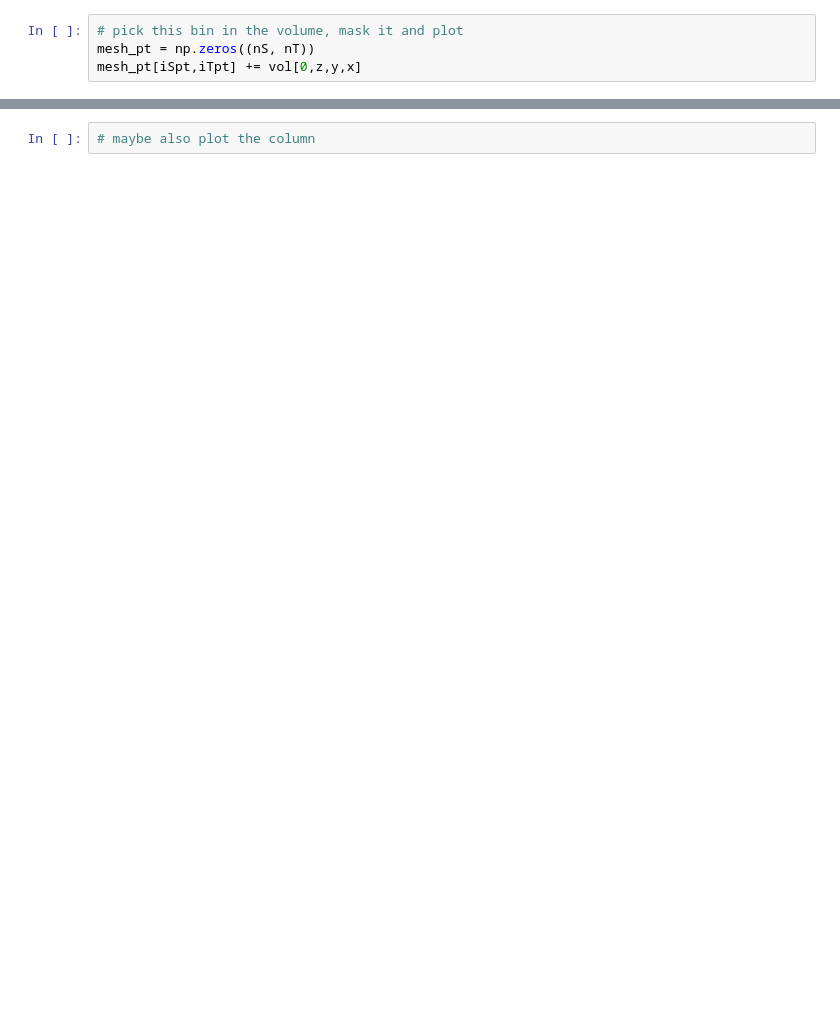
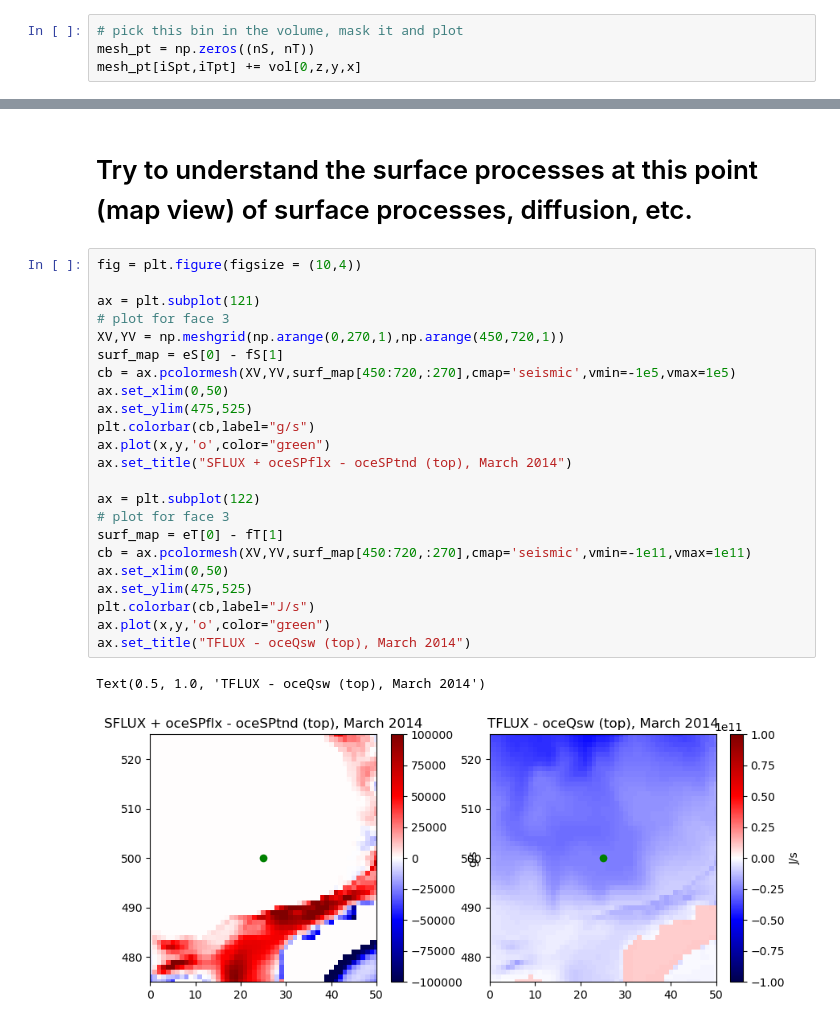
Before and after one commit to margaretmurakami/crios_backups, a Jupyter notebook: ASTE_270/Pemberton/Tendencies/single_cell_Jterms.ipynb, the cells around one changed output, grey strips where cells are left out. Drawn from its saved outputs; the diff is of its cells as text; blank space fills up the shorter version.

```diff
--- a/ASTE_270/Pemberton/Tendencies/single_cell_Jterms.ipynb
+++ b/ASTE_270/Pemberton/Tendencies/single_cell_Jterms.ipynb
@@ -1286,2 +1296,28 @@ plt.savefig(path + "singlept_allJterms_Tfpt.png",dpi=300)
-# %%
-# maybe also plot the column
+# %% [markdown]
+# Try to understand the surface processes at this point (map view) of surface processes, diffusion, etc.
+# %%
+fig = plt.figure(figsize = (10,4))
+
+ax = plt.subplot(121)
+# plot for face 3
+XV,YV = np.meshgrid(np.arange(0,270,1),np.arange(450,720,1))
+surf_map = eS[0] - fS[1]
+cb = ax.pcolormesh(XV,YV,surf_map[450:720,:270],cmap='seismic',vmin=-1e5,vmax=1e5)
+ax.set_xlim(0,50)
+ax.set_ylim(475,525)
+plt.colorbar(cb,label="g/s")
+ax.plot(x,y,'o',color="green")
+ax.set_title("SFLUX + oceSPflx - oceSPtnd (top), March 2014")
+
+ax = plt.subplot(122)
+# plot for face 3
+surf_map = eT[0] - fT[1]
+cb = ax.pcolormesh(XV,YV,surf_map[450:720,:270],cmap='seismic',vmin=-1e11,vmax=1e11)
+ax.set_xlim(0,50)
+ax.set_ylim(475,525)
+plt.colorbar(cb,label="J/s")
+ax.plot(x,y,'o',color="green")
+ax.set_title("TFLUX - oceQsw (top), March 2014")
+# %% [output]
+Text(0.5, 1.0, 'TFLUX - oceQsw (top), March 2014')
+[figure, added]
```
Also changed, not shown: parts of 14 cells of this notebook.
